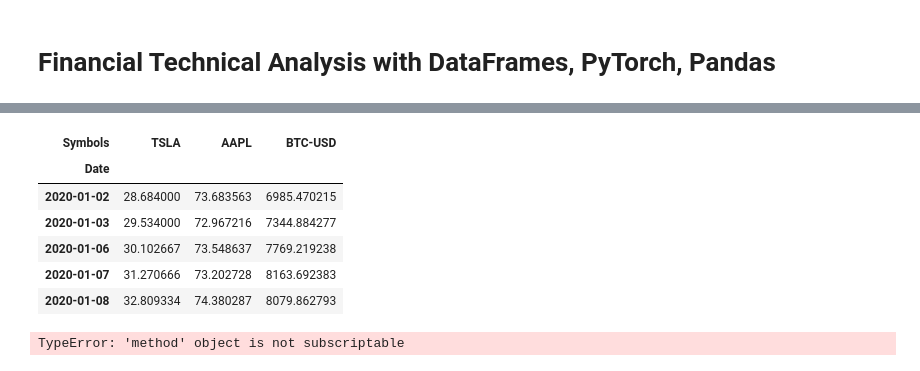
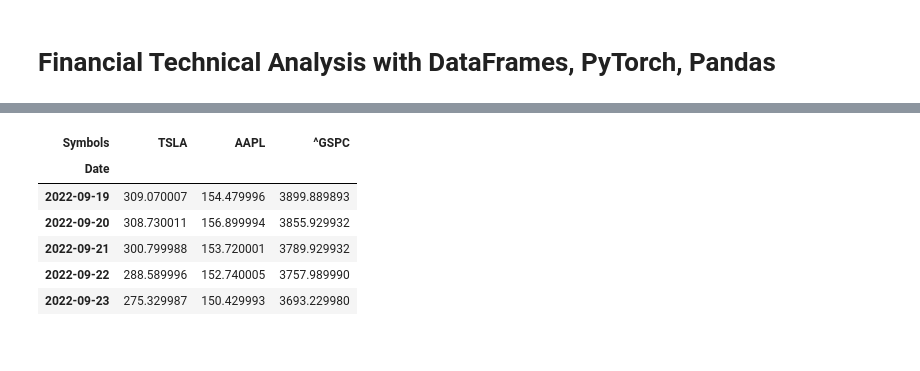
Before and after one commit to sullysbrain/python-machinelearning, a Jupyter notebook: jupyter-misc/matplotlib_sandbox.ipynb, the cells around one changed output, grey strips where cells are left out. Saved outputs shown, nothing was run; the diff lists cells and outputs as text; code cells hidden in the pictures.

```diff
--- a/jupyter-misc/matplotlib_sandbox.ipynb
+++ b/jupyter-misc/matplotlib_sandbox.ipynb
@@ -16,24 +29,19 @@ df = pd.read_csv(data_file)
 # %%
-tickers = ['TSLA', 'AAPL', 'BTC-USD']
-start = dt.datetime(2020,1,1)
+tickers = ['TSLA', 'AAPL', '^GSPC']
+start = dt.datetime(2018,1,1)
 data = pdr.get_data_yahoo(tickers,start)
 data = data['Adj Close']
 data = data.dropna()
 
-data.head()    #Removes weekend NaaN due to BTC being open 24-hours
+data.tail()    #Removes weekend NaaN due to BTC being open 24-hours
 # %% [output]
-| Symbols | TSLA | AAPL | BTC-USD |
+| Symbols | TSLA | AAPL | ^GSPC |
 | Date |  |  |  |
-| 2020-01-02 | 28.684000 | 73.683563 | 6985.470215 |
-| 2020-01-03 | 29.534000 | 72.967216 | 7344.884277 |
-| 2020-01-06 | 30.102667 | 73.548637 | 7769.219238 |
-| 2020-01-07 | 31.270666 | 73.202728 | 8163.692383 |
-| 2020-01-08 | 32.809334 | 74.380287 | 8079.862793 |
+| 2022-09-19 | 309.070007 | 154.479996 | 3899.889893 |
+| 2022-09-20 | 308.730011 | 156.899994 | 3855.929932 |
+| 2022-09-21 | 300.799988 | 153.720001 | 3789.929932 |
+| 2022-09-22 | 288.589996 | 152.740005 | 3757.989990 |
+| 2022-09-23 | 275.329987 | 150.429993 | 3693.229980 |
-# %%
-data['AAPL'][3]
-data = data.drop[0,1]
-# %% [output]
-TypeError: 'method' object is not subscriptable
 # %%
 plt.style.use('../matplotlib/_stylesheets/matplotlib-stylesheet-economist.mplstyle')
 
```
Also changed, not shown: parts of 5 cells of this notebook, 7 other files.
